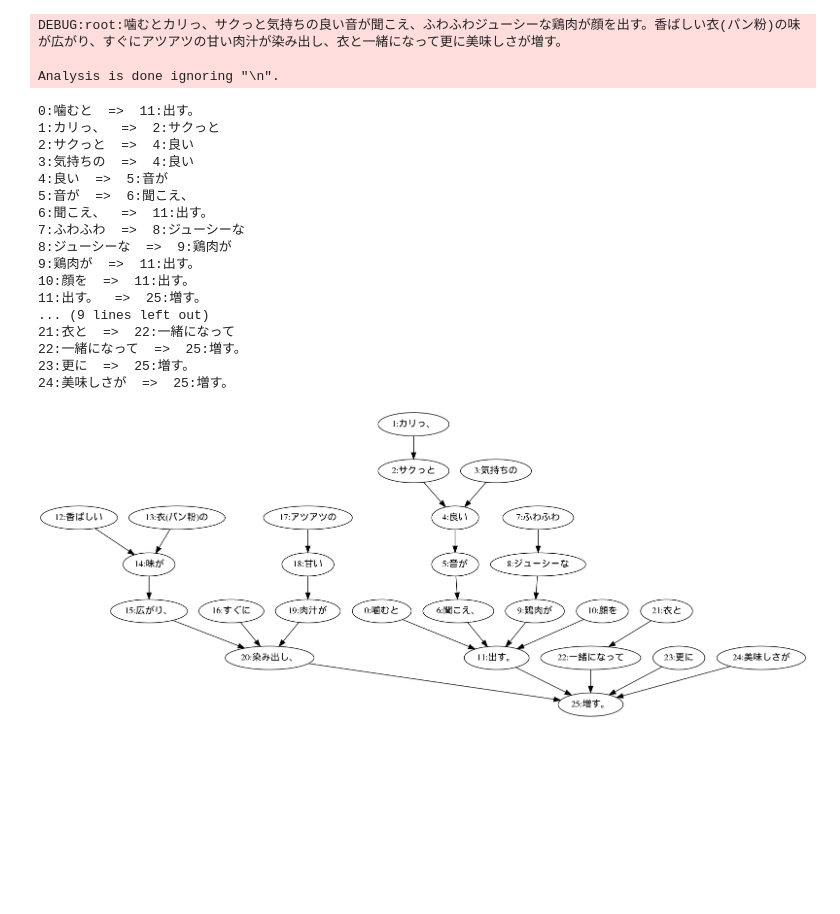
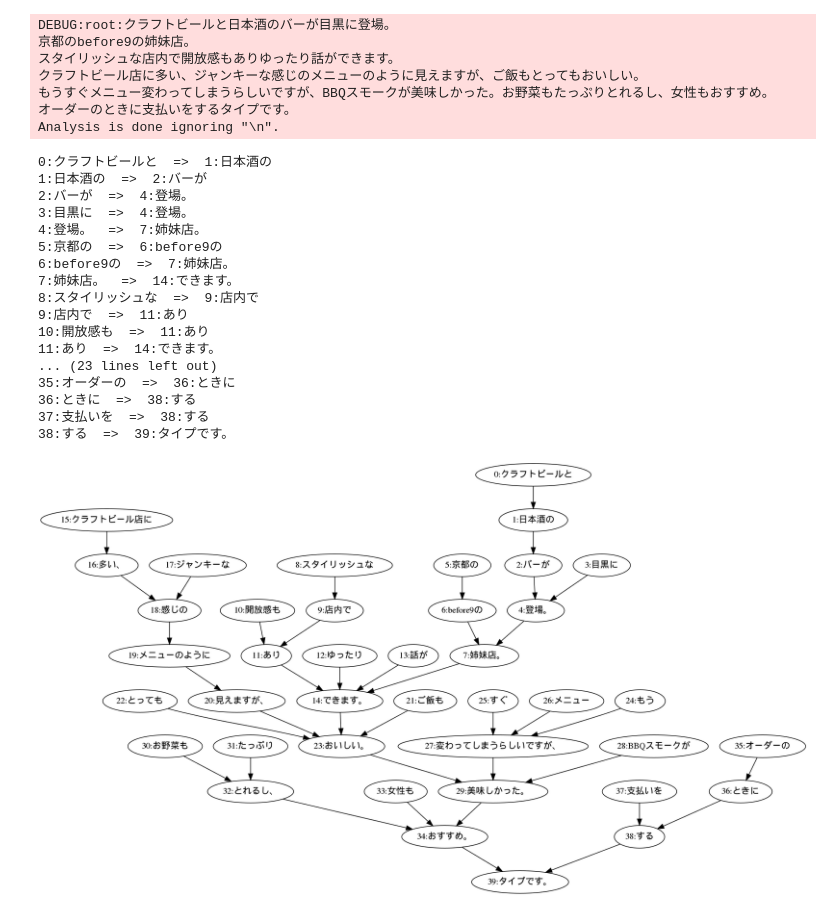
Before and after one commit to BDA2019TeamA/NLPLibrary, a Jupyter notebook: knpws.ipynb, the cells around one changed output. Drawn from its saved outputs; the diff is of its cells as text; code cells hidden in the pictures; blank space fills up the shorter version.

```diff
--- a/knpws.ipynb
+++ b/knpws.ipynb
@@ -6,41 +6,51 @@ import pandas as pd
 # %%
 knp = KNP(option = '-tab -anaphora', jumanpp=True)
 #text = """肉汁がドバっと溢れるタイプのとんかつではなく、ホロり優しく噛み切れる柔らかいサッパリとんかつ。平たく大きいので、叩いて薄くした感じなのかな？と思いきや、食べ応えのある適度な厚さが保たれている。味としては、豚の味と香りがしっかりと包み込まれている王道とんかつ
 #"""
 #text = """フレンチのスープと横須賀のカレーと松坂牛の牛丼はとても美味しい。とても素晴らしい牛肉で、全く飽きない味だ。短気の私はかなり飽きた。牛肉は宝だ。
 #"""
 #text = """私と高校の友人と小学生の弟は遊園地に行った。
 #"""
 #text = """ご飯以外は素晴らしい"""
 #text = """オーストラリアの広大な大地で、抗生物質等を全く使用していない飼料により育てられた、黒毛和牛血統の黒牛を使用したローストビーフ。赤身の旨みが引き立っています。豪州黒牛は、女性に特に必要とされる亜鉛、鉄、ビタミンＢを豊富に含んでおり、ヘルシーフードとして注目されております。
 #"""
-text = """噛むとカリっ、サクっと気持ちの良い音が聞こえ、ふわふわジューシーな鶏肉が顔を出す。香ばしい衣(パン粉)の味が広がり、すぐにアツアツの甘い肉汁が染み出し、衣と一緒になって更に美味しさが増す。
-"""
+#text = """噛むとカリっ、サクっと気持ちの良い音が聞こえ、ふわふわジューシーな鶏肉が顔を出す。香ばしい衣(パン粉)の味が広がり、すぐにアツアツの甘い肉汁が染み出し、衣と一緒になって更に美味しさが増す。
+#"""
+text = """クラフトビールと日本酒のバーが目黒に登場。
+京都のbefore9の姉妹店。
+スタイリッシュな店内で開放感もありゆったり話ができます。
+クラフトビール店に多い、ジャンキーな感じのメニューのように見えますが、ご飯もとってもおいしい。
+もうすぐメニュー変わってしまうらしいですが、BBQスモークが美味しかった。お野菜もたっぷりとれるし、女性もおすすめ。
+オーダーのときに支払いをするタイプです。"""
 
 comment_list = pyknp_make_commentlist(text, knp, lines_split=False)
 pyknp_dependency_visualize(comment_list, withstr=True)
 # %% [output]
-DEBUG:root:噛むとカリっ、サクっと気持ちの良い音が聞こえ、ふわふわジューシーな鶏肉が顔を出す。香ばしい衣(パン粉)の味が広がり、すぐにアツアツの甘い肉汁が染み出し、衣と一緒になって更に美味しさが増す。
-
+DEBUG:root:クラフトビールと日本酒のバーが目黒に登場。
+京都のbefore9の姉妹店。
+スタイリッシュな店内で開放感もありゆったり話ができます。
+クラフトビール店に多い、ジャンキーな感じのメニューのように見えますが、ご飯もとってもおいしい。
+もうすぐメニュー変わってしまうらしいですが、BBQスモークが美味しかった。お野菜もたっぷりとれるし、女性もおすすめ。
+オーダーのときに支払いをするタイプです。
 Analysis is done ignoring "\n".
-0:噛むと  =>  11:出す。
-1:カリっ、  =>  2:サクっと
-2:サクっと  =>  4:良い
-3:気持ちの  =>  4:良い
-4:良い  =>  5:音が
-5:音が  =>  6:聞こえ、
-6:聞こえ、  =>  11:出す。
-7:ふわふわ  =>  8:ジューシーな
-8:ジューシーな  =>  9:鶏肉が
-9:鶏肉が  =>  11:出す。
-10:顔を  =>  11:出す。
-11:出す。  =>  25:増す。
-... (9 lines left out)
-21:衣と  =>  22:一緒になって
-22:一緒になって  =>  25:増す。
-23:更に  =>  25:増す。
-24:美味しさが  =>  25:増す。
+0:クラフトビールと  =>  1:日本酒の
+1:日本酒の  =>  2:バーが
+2:バーが  =>  4:登場。
+3:目黒に  =>  4:登場。
+4:登場。  =>  7:姉妹店。
+5:京都の  =>  6:before9の
+6:before9の  =>  7:姉妹店。
+7:姉妹店。  =>  14:できます。
+8:スタイリッシュな  =>  9:店内で
+9:店内で  =>  11:あり
+10:開放感も  =>  11:あり
+11:あり  =>  14:できます。
+... (23 lines left out)
+35:オーダーの  =>  36:ときに
+36:ときに  =>  38:する
+37:支払いを  =>  38:する
+38:する  =>  39:タイプです。
-[figure, old version]
+[figure, new version]
 # %%
 pyknp_morph2df(comment_list, output=True)
 # %% [output]
```
Also changed, not shown: parts of 9 cells of this notebook, 1 other file.
